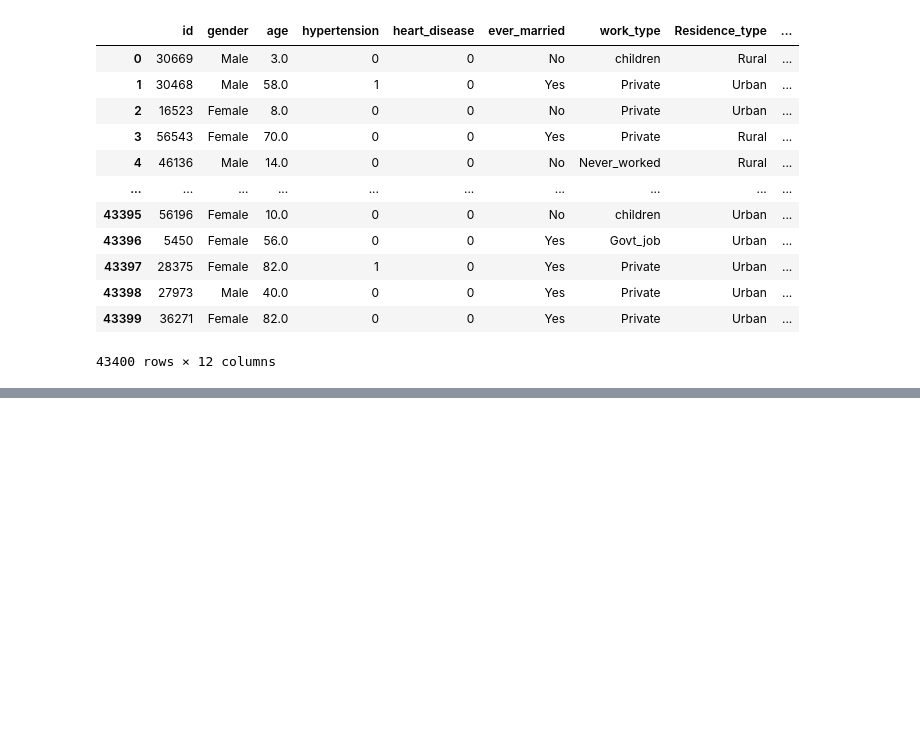
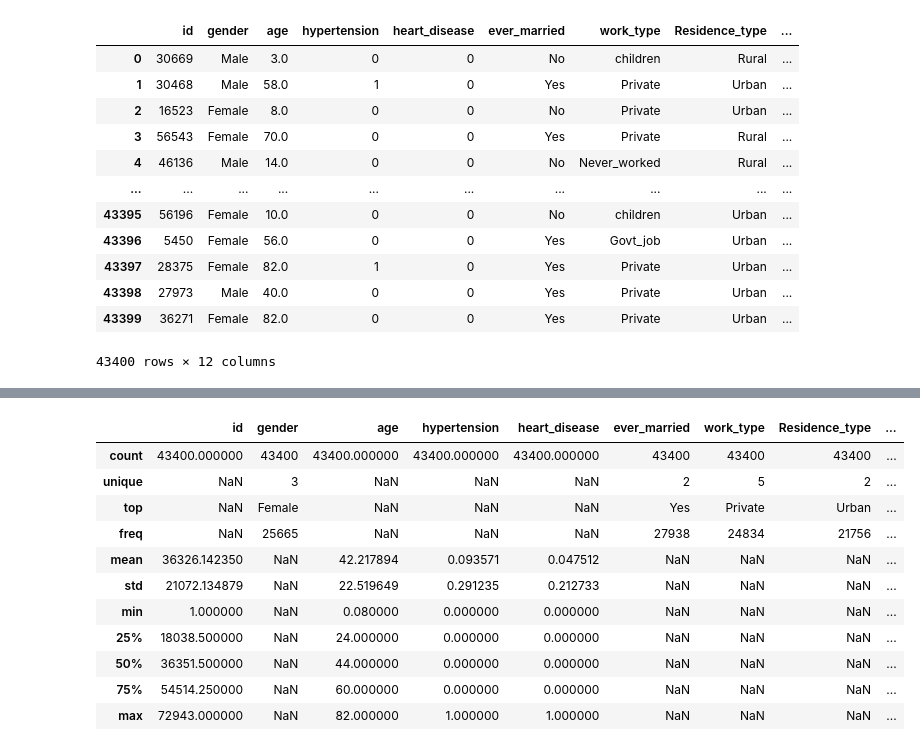
Before and after one commit to asiiiiiim/Cerebral-Stroke-Prediction, a Jupyter notebook: ProjectX (1).ipynb, the cells around one changed output, grey strips where cells are left out. Saved outputs shown, nothing was run; the diff lists cells and outputs as text; code cells hidden in the pictures; blank space fills up the shorter version.

```diff
--- a/ProjectX (1).ipynb
+++ b/ProjectX (1).ipynb
@@ -108,3 +127,19 @@ dtype: int64
+# %%
+# Summary statistics for all columns including non-numerical
+df.describe(include='all')
+# %% [output]
+|  | id | gender | age | hypertension | heart_disease | ever_married | work_type | Residence_type | ... |
+| count | 43400.000000 | 43400 | 43400.000000 | 43400.000000 | 43400.000000 | 43400 | 43400 | 43400 | ... |
+| unique | NaN | 3 | NaN | NaN | NaN | 2 | 5 | 2 | ... |
+| top | NaN | Female | NaN | NaN | NaN | Yes | Private | Urban | ... |
+| freq | NaN | 25665 | NaN | NaN | NaN | 27938 | 24834 | 21756 | ... |
+| mean | 36326.142350 | NaN | 42.217894 | 0.093571 | 0.047512 | NaN | NaN | NaN | ... |
+| std | 21072.134879 | NaN | 22.519649 | 0.291235 | 0.212733 | NaN | NaN | NaN | ... |
+| min | 1.000000 | NaN | 0.080000 | 0.000000 | 0.000000 | NaN | NaN | NaN | ... |
+| 25% | 18038.500000 | NaN | 24.000000 | 0.000000 | 0.000000 | NaN | NaN | NaN | ... |
+| 50% | 36351.500000 | NaN | 44.000000 | 0.000000 | 0.000000 | NaN | NaN | NaN | ... |
+| 75% | 54514.250000 | NaN | 60.000000 | 0.000000 | 0.000000 | NaN | NaN | NaN | ... |
+| max | 72943.000000 | NaN | 82.000000 | 1.000000 | 1.000000 | NaN | NaN | NaN | ... |
 # %%
 df.isnull().sum().sum()
 # %% [output]
```
Also changed, not shown: parts of 60 cells of this notebook, 4 other files.
